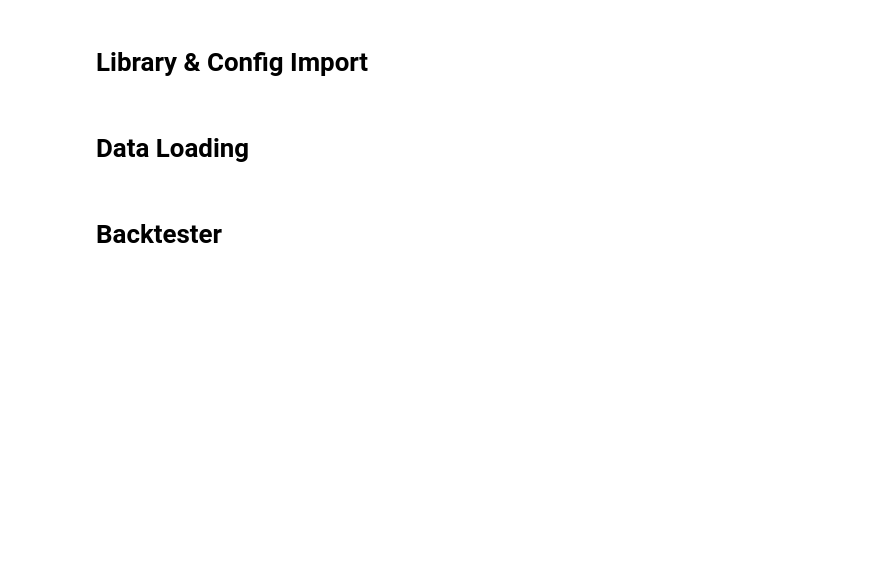
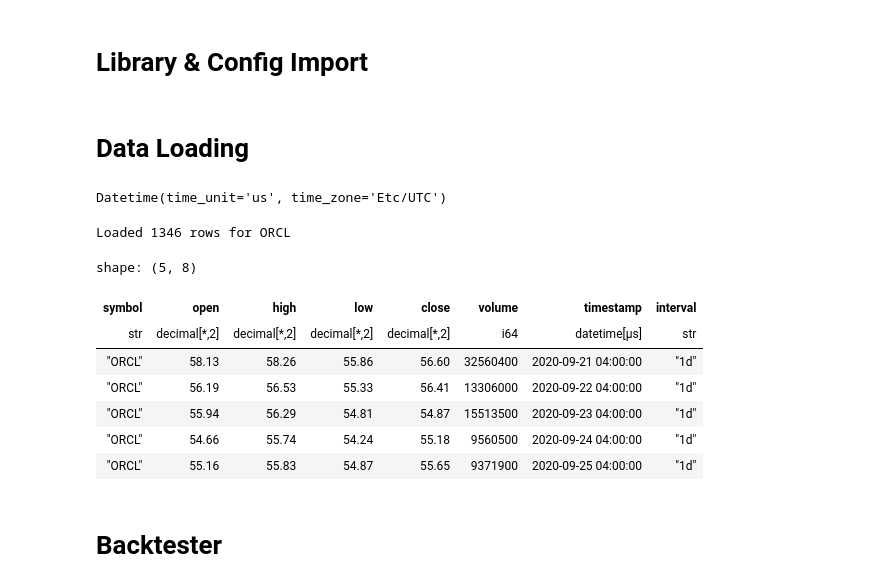
Before and after one commit to yiukitCheung/TradLyte-dp, a Jupyter notebook: aws_lambda_architecture/jupyter_notebook/batch_layer_analytics_engine.ipynb, the cells around one changed output. Drawn from its saved outputs; the diff is of its cells as text; code cells hidden in the pictures; blank space fills up the shorter version.

```diff
--- a/aws_lambda_architecture/jupyter_notebook/batch_layer_analytics_engine.ipynb
+++ b/aws_lambda_architecture/jupyter_notebook/batch_layer_analytics_engine.ipynb
@@ -55,7 +55,7 @@ if not RDS_CONNECTION_STRING:
 # %%
 import polars as pl
 
-s3_path = "s3://dev-condvest-datalake/silver/silver_3d/year=2025/month=10/*parquet"
+s3_path = "s3://dev-condvest-datalake/silver/silver_3d/year=2024/month=01/*parquet"
 
 # Read directly, assuming credentials are in environment variables
 df = pl.read_parquet(s3_path)
@@ -69,6 +69,9 @@ df_explicit = pl.read_parquet(
         "aws_region": s3_region,  # Required if not in environment
     },
 )
+df_explicit['ts'].dtype
+# %% [output]
+Datetime(time_unit='us', time_zone='Etc/UTC')
 # %%
 pdf = df_explicit.to_pandas()
 import plotly.graph_objects as go
@@ -87,16 +90,26 @@ fig.show()
 # %%
 from shared.analytics_core.inputs import load_ohlcv_from_s3, load_ohlcv_from_rds
 
 SYMBOL = "ORCL"
 START_DATE = date(2020, 1, 1)
 END_DATE = date(2026, 2, 7)
 S3_BUCKET = "dev-condvest-datalake"
 # Load OHLCV from RDS
 df_ohlcv = load_ohlcv_from_rds(SYMBOL, RDS_CONNECTION_STRING, start_date=START_DATE, end_date=END_DATE, table_name="raw_ohlcv")
 print(f"Loaded {df_ohlcv.height} rows for {SYMBOL}")
 df_ohlcv.head()
 
-# Load OHLCV from S3
-df_ohlcv = load_ohlcv_from_s3(S3_BUCKET, SYMBOL, timeframe="3d", start_date=START_DATE, end_date=END_DATE)
-print(f"Loaded {df_ohlcv.height} rows for {SYMBOL}")
-df_ohlcv.head()
+# # Load OHLCV from S3
+# df_ohlcv = load_ohlcv_from_s3(S3_BUCKET, SYMBOL, timeframe="3d", start_date=START_DATE, end_date=END_DATE)
+# print(f"Loaded {df_ohlcv.height} rows for {SYMBOL}")
+# df_ohlcv.head()
+# %% [output]
+Loaded 1346 rows for ORCL
+shape: (5, 8)
+| symbol | open | high | low | close | volume | timestamp | interval |
+| str | decimal[*,2] | decimal[*,2] | decimal[*,2] | decimal[*,2] | i64 | datetime[μs] | str |
+| "ORCL" | 58.13 | 58.26 | 55.86 | 56.60 | 32560400 | 2020-09-21 04:00:00 | "1d" |
+| "ORCL" | 56.19 | 56.53 | 55.33 | 56.41 | 13306000 | 2020-09-22 04:00:00 | "1d" |
+| "ORCL" | 55.94 | 56.29 | 54.81 | 54.87 | 15513500 | 2020-09-23 04:00:00 | "1d" |
+| "ORCL" | 54.66 | 55.74 | 54.24 | 55.18 | 9560500 | 2020-09-24 04:00:00 | "1d" |
+| "ORCL" | 55.16 | 55.83 | 54.87 | 55.65 | 9371900 | 2020-09-25 04:00:00 | "1d" |
```
Also changed, not shown: parts of 4 cells of this notebook, 13 other files.
